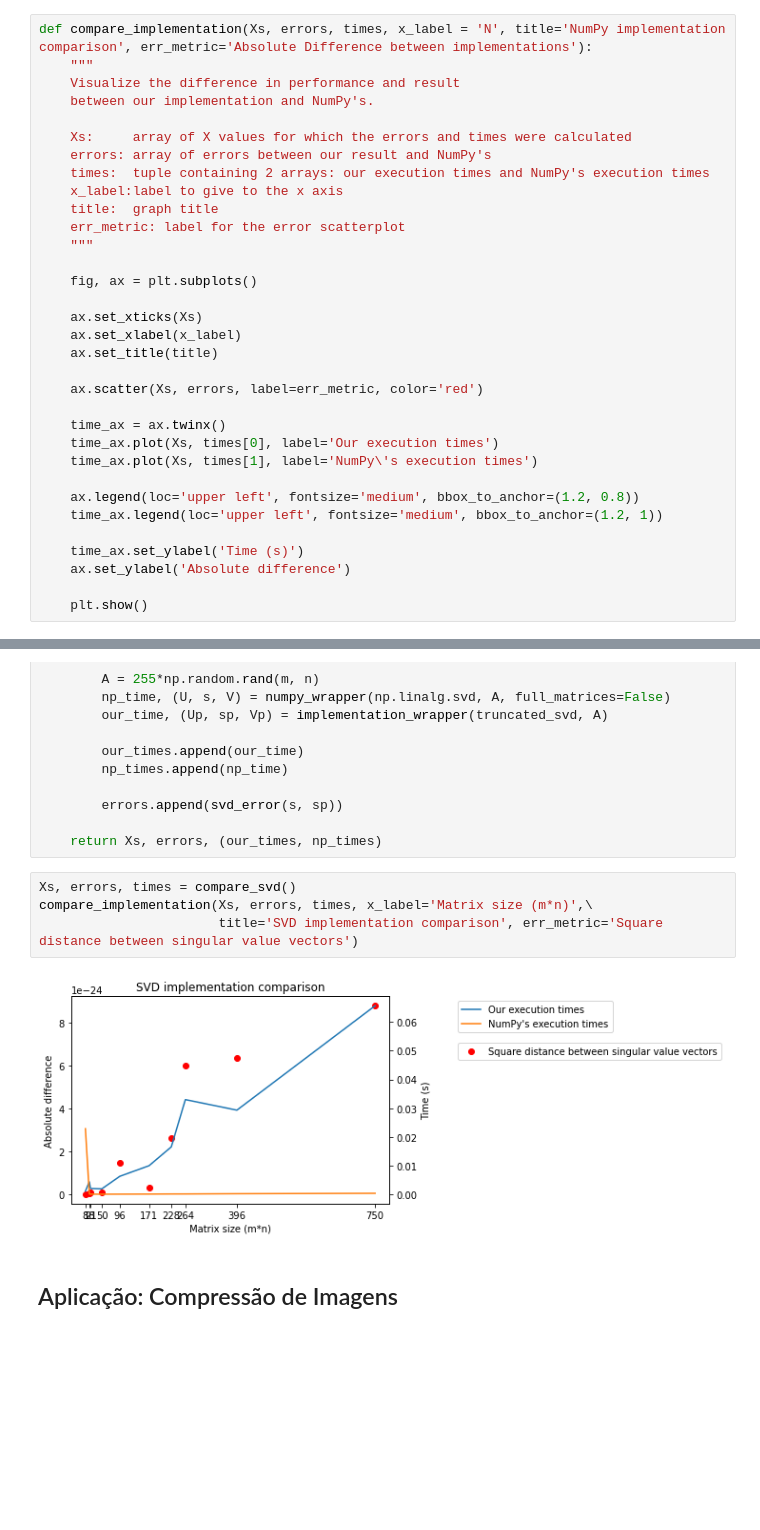
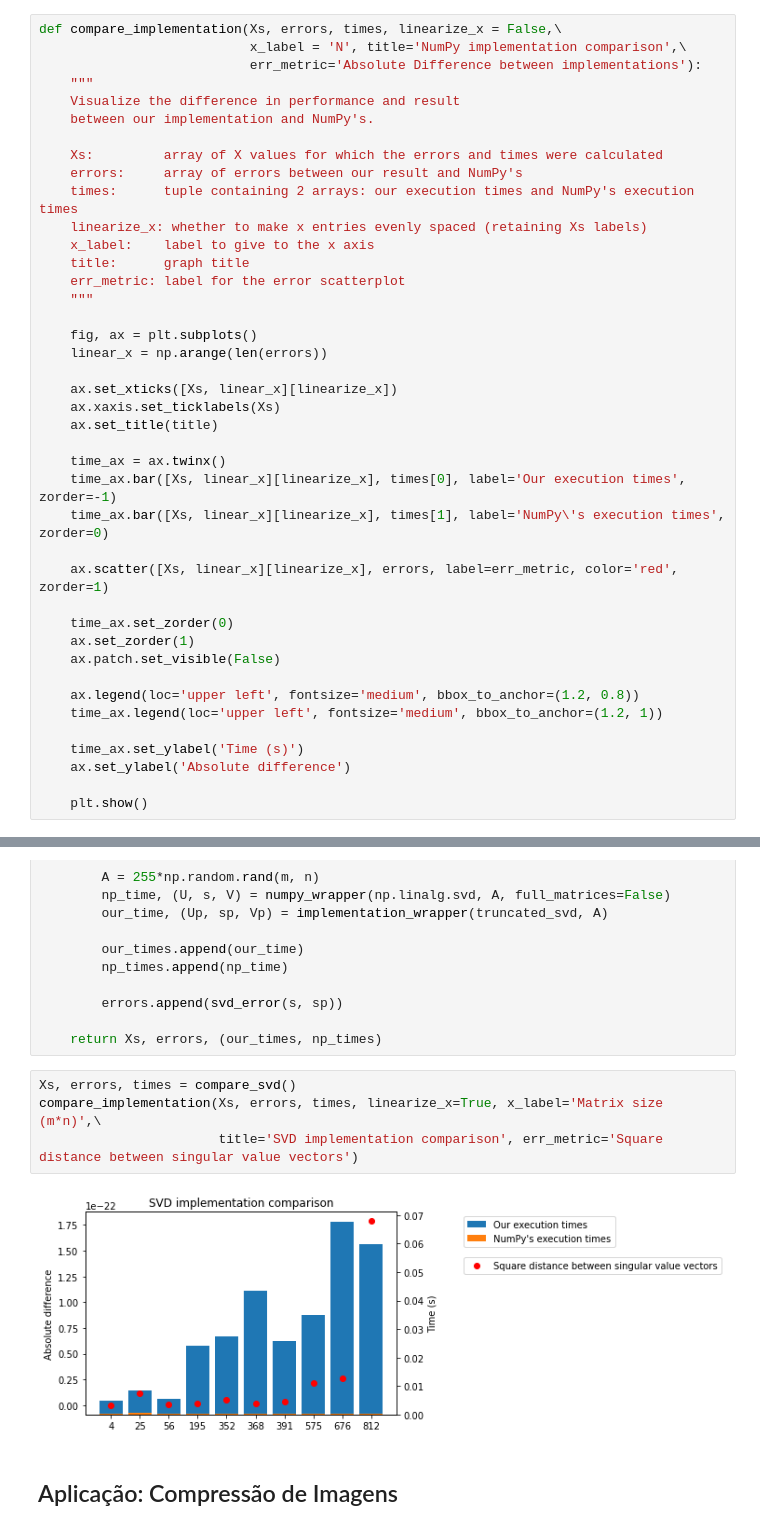
Before and after one commit to Vernalhav/numerical_analysis, a Jupyter notebook: numerico_aplicacoes.ipynb, the cells around one changed output, grey strips where cells are left out. Cells and saved outputs as stored; diff of their text form; blank space fills up the shorter version.

Commit message:
Added x linearization to comparison plot

```diff
--- a/numerico_aplicacoes.ipynb
+++ b/numerico_aplicacoes.ipynb
@@ -9,30 +9,38 @@ import numpy as np
 # %% [markdown]
 # Funções auxiliares
 # %%
-def compare_implementation(Xs, errors, times, x_label = 'N', title='NumPy implementation comparison', err_metric='Absolute Difference between implementations'):
+def compare_implementation(Xs, errors, times, linearize_x = False,\
+                           x_label = 'N', title='NumPy implementation comparison',\
+                           err_metric='Absolute Difference between implementations'):
     """
     Visualize the difference in performance and result
     between our implementation and NumPy's.
 
-    Xs:     array of X values for which the errors and times were calculated
-    errors: array of errors between our result and NumPy's
-    times:  tuple containing 2 arrays: our execution times and NumPy's execution times
-    x_label:label to give to the x axis
-    title:  graph title
+    Xs:         array of X values for which the errors and times were calculated
+    errors:     array of errors between our result and NumPy's
+    times:      tuple containing 2 arrays: our execution times and NumPy's execution times
+    linearize_x: whether to make x entries evenly spaced (retaining Xs labels)
+    x_label:    label to give to the x axis
+    title:      graph title
     err_metric: label for the error scatterplot
     """
 
     fig, ax = plt.subplots()
+    linear_x = np.arange(len(errors))
 
-    ax.set_xticks(Xs)
-    ax.set_xlabel(x_label)
+    ax.set_xticks([Xs, linear_x][linearize_x])
+    ax.xaxis.set_ticklabels(Xs)
     ax.set_title(title)
 
-    ax.scatter(Xs, errors, label=err_metric, color='red')
+    time_ax = ax.twinx()
+    time_ax.bar([Xs, linear_x][linearize_x], times[0], label='Our execution times', zorder=-1)
+    time_ax.bar([Xs, linear_x][linearize_x], times[1], label='NumPy\'s execution times', zorder=0)
 
-    time_ax = ax.twinx()
-    time_ax.plot(Xs, times[0], label='Our execution times')
-    time_ax.plot(Xs, times[1], label='NumPy\'s execution times')
+    ax.scatter([Xs, linear_x][linearize_x], errors, label=err_metric, color='red', zorder=1)
+
+    time_ax.set_zorder(0)
+    ax.set_zorder(1)
+    ax.patch.set_visible(False)
 
     ax.legend(loc='upper left', fontsize='medium', bbox_to_anchor=(1.2, 0.8))
     time_ax.legend(loc='upper left', fontsize='medium', bbox_to_anchor=(1.2, 1))
@@ -699,10 +707,10 @@ def compare_svd(max_m = 30, max_n = 30, n_tests = 10):
     return Xs, errors, (our_times, np_times)
 # %%
 Xs, errors, times = compare_svd()
-compare_implementation(Xs, errors, times, x_label='Matrix size (m*n)',\
+compare_implementation(Xs, errors, times, linearize_x=True, x_label='Matrix size (m*n)',\
                        title='SVD implementation comparison', err_metric='Square distance between singular value vectors')
 # %% [output]
-[figure, old version]
+[figure, new version]
 # %% [markdown]
 ## Aplicação: Compressão de Imagens
 # %% [markdown]
```
Also changed, not shown: parts of 6 cells of this notebook.
